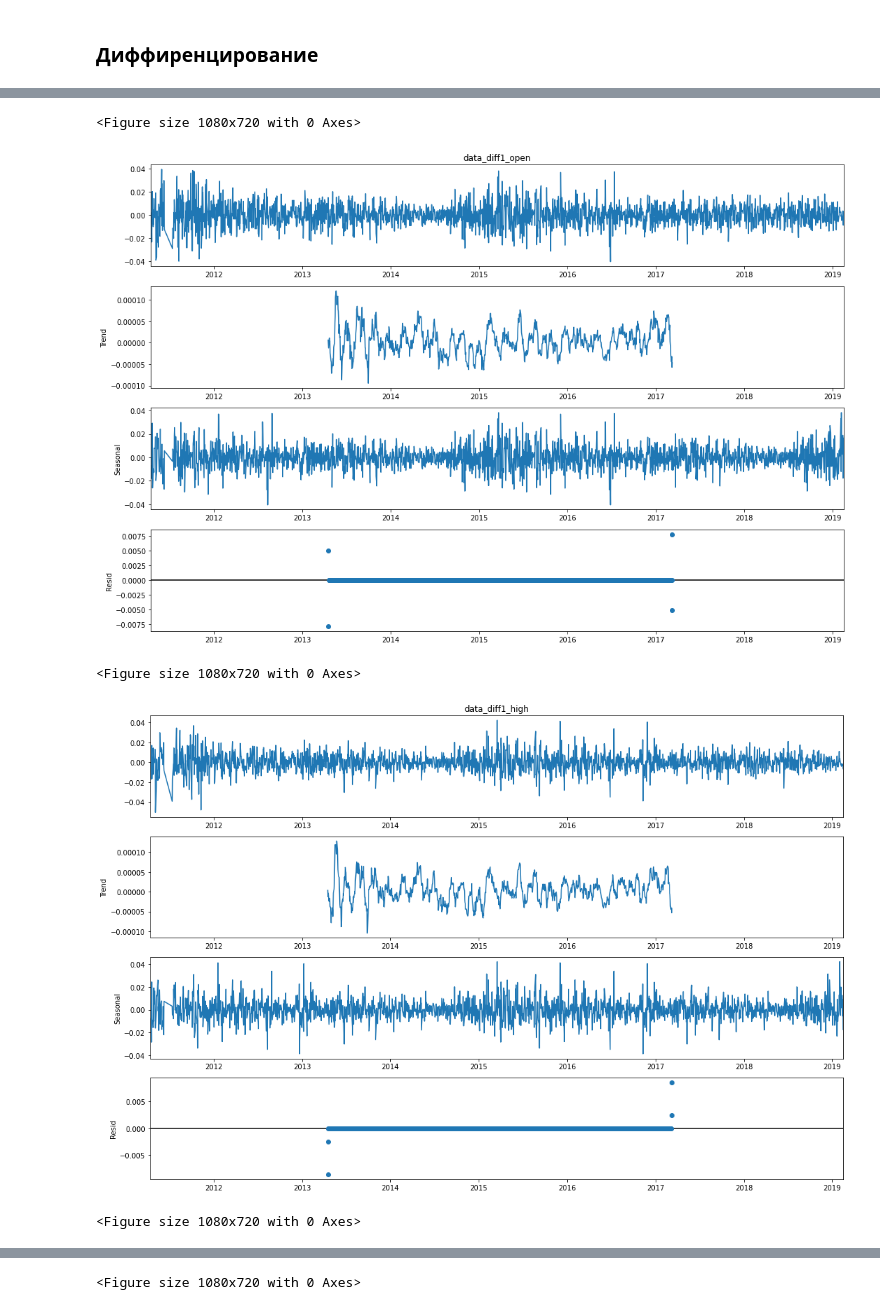
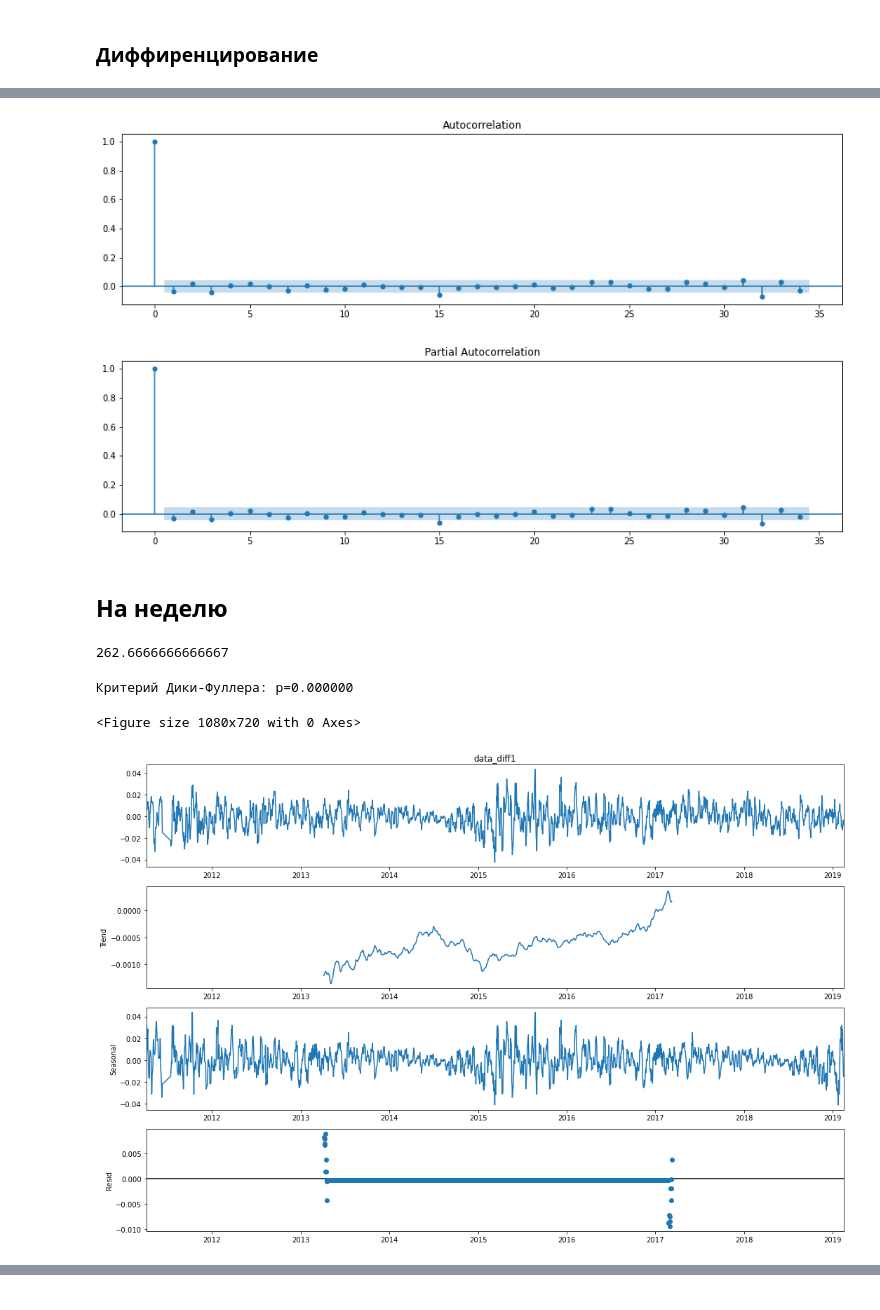
Before and after one commit to razmarrus/diploma, a Jupyter notebook: Data_Preparation.ipynb, the cells around one changed output, grey strips where cells are left out. Cells and saved outputs as stored; diff of their text form; code cells hidden in the pictures.

```diff
--- a/Data_Preparation.ipynb
+++ b/Data_Preparation.ipynb
@@ -54,3 +47,6 @@ plt.legend(loc='upper left')
 # %% [output]
 <matplotlib.legend.Legend at 0x...>
 [figure]
+# %%
+df.drop(columns=['open', 'high', 'low', 'volume'],inplace=True)
+df.head()
@@ -80,13 +103,10 @@ print("Критерий Дики-Фуллера: p=%f" % sm.tsa.stattools.adfull
 # %% [markdown]
 ### Диффиренцирование
 # %%
-for column in df.columns:
-    #if str(column) == 'volume':
-    #    continue
-    #print("Now working with", str(column))
-    df['data_diff12_'+ str(column)] = df[str(column)] - df[str(column)].shift(12)
-    plt.figure(figsize(15,10))
-    #plt.title(str(column))
-    sm.tsa.seasonal_decompose(df['data_diff12_'+str(column)][12:], period = 1018).plot()
-    #print("Критерий Дики-Фуллера: p=%f" % sm.tsa.stattools.adfuller(df['data_diff12_'+str(column)][12:])[1])
+'''
+df['data_diff12'] = df.close - df.close.shift(12)
+plt.figure(figsize(15,10))
+sm.tsa.seasonal_decompose(df['data_diff12'][12:],period = 1018).plot()
+print("Критерий Дики-Фуллера: p=%f" % sm.tsa.stattools.adfuller(df['data_diff12'][12:])[1])
+'''
 # %% [output]
@@ -104,0 +125,5 @@ for column in df.columns:
+# %%
+df['data_diff'] = df['close'] - df['close'].shift(1)
+plt.figure(figsize(15,10))
+sm.tsa.seasonal_decompose(df['data_diff'][1:],period = 1018).plot()
+print("Критерий Дики-Фуллера: p=%f" % sm.tsa.stattools.adfuller(df['data_diff'][1:])[1])
@@ -105,12 +134,26 @@ for column in df.columns:
+# %%
+plt.figure(figsize(15,8))
+ax = plt.subplot(211)
+sm.graphics.tsa.plot_acf(df['data_diff'][1:].values.squeeze(), ax=ax)
+pylab.show()
+ax = plt.subplot(212)
+sm.graphics.tsa.plot_pacf(df['data_diff'][1:].values.squeeze(), ax=ax)
+pylab.show()
+# %% [output]
+[figure, added]
+[figure, added]
+# %% [markdown]
+## На неделю
+# %%
+(267+259+261+263*3)/6
+# %% [output]
+262.6666666666667
 # %%
-for column in columns_list:
-    df['data_diff1_'+ str(column)] = df['data_diff12_'+ str(column)] - df['data_diff12_'+ str(column)].shift(1)
-    plt.figure(figsize(15,10))
-    sm.tsa.seasonal_decompose(df['data_diff1_'+ str(column)][13:],period = 1017).plot()
-    #print("Критерий Дики-Фуллера: p=%f" % sm.tsa.stattools.adfuller(df['data_diff1'][13:])[1])
+df['data_diff1'] = df['close'] - df['close'].shift(5)
+plt.figure(figsize(15,10))
+sm.tsa.seasonal_decompose(df['data_diff1'][5:],period = 1017).plot()
+print("Критерий Дики-Фуллера: p=%f" % sm.tsa.stattools.adfuller(df['data_diff1'][13:])[1])
 # %% [output]
-<Figure size 1080x720 with 0 Axes>
+Критерий Дики-Фуллера: p=0.000000
+<Figure size 1080x720 with 0 Axes>
-[figure, old version]
+[figure, new version]
-<Figure size 1080x720 with 0 Axes>
-[figure, removed]
-<Figure size 1080x720 with 0 Axes>
@@ -118 +159,0 @@ for column in columns_list:
-<Figure size 1080x720 with 0 Axes>
```
Also changed, not shown: parts of 36 cells of this notebook, 3 other files.
